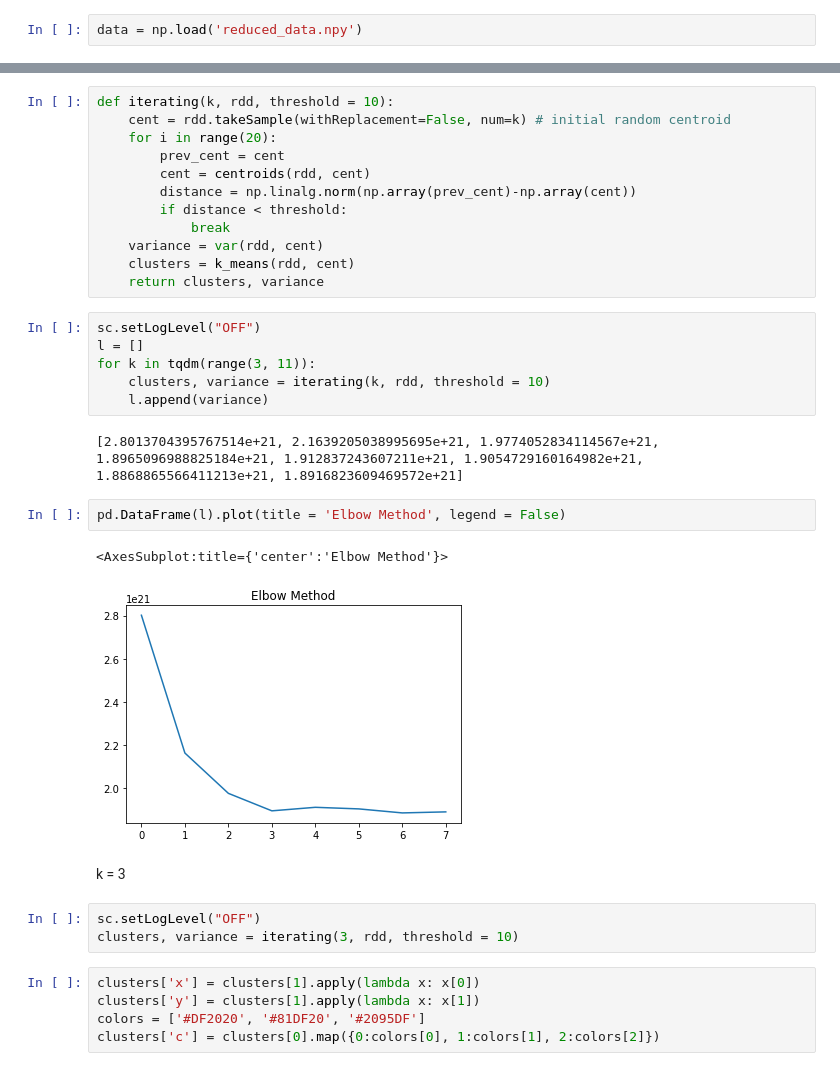
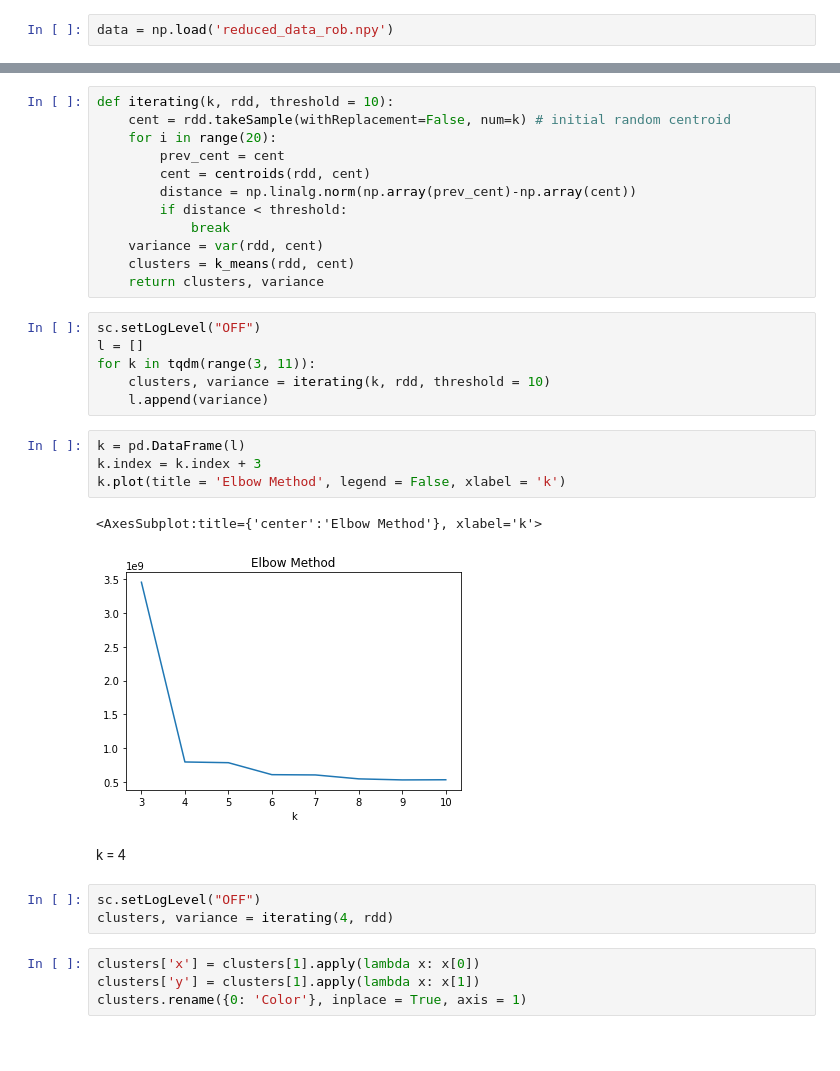
Before and after one commit to gianaguico/ADM_HW4_Group33, a Jupyter notebook: TentativoMapReduce.ipynb, the cells around one changed output, grey strips where cells are left out. Cells and saved outputs as stored; diff of their text form; blank space fills up the shorter version.

```diff
--- a/TentativoMapReduce.ipynb
+++ b/TentativoMapReduce.ipynb
@@ -9,7 +9,7 @@ import matplotlib.pyplot as plt
 import warnings
 warnings.filterwarnings("ignore")
 # %%
-data = np.load('reduced_data.npy')
+data = np.load('reduced_data_rob.npy')
 # %%
 conf = SparkConf().setAppName("Prova").setMaster("local")
 sc = SparkContext(conf=conf)
@@ -69,21 +65,20 @@ l = []
 for k in tqdm(range(3, 11)):
     clusters, variance = iterating(k, rdd, threshold = 10)
     l.append(variance)
-# %% [output]
-[2.8013704395767514e+21, 2.1639205038995695e+21, 1.9774052834114567e+21, 1.8965096988825184e+21, 1.912837243607211e+21, 1.9054729160164982e+21, 1.8868865566411213e+21, 1.8916823609469572e+21]
 # %%
-pd.DataFrame(l).plot(title = 'Elbow Method', legend = False)
+k = pd.DataFrame(l)
+k.index = k.index + 3
+k.plot(title = 'Elbow Method', legend = False, xlabel = 'k')
 # %% [output]
-<AxesSubplot:title={'center':'Elbow Method'}>
+<AxesSubplot:title={'center':'Elbow Method'}, xlabel='k'>
-[figure, old version]
+[figure, new version]
 # %% [markdown]
-k = 3
+k = 4
 # %%
 sc.setLogLevel("OFF")
-clusters, variance = iterating(3, rdd, threshold = 10)
+clusters, variance = iterating(4, rdd)
 # %%
 clusters['x'] = clusters[1].apply(lambda x: x[0])
 clusters['y'] = clusters[1].apply(lambda x: x[1])
-colors = ['#DF2020', '#81DF20', '#2095DF']
-clusters['c'] = clusters[0].map({0:colors[0], 1:colors[1], 2:colors[2]})
+clusters.rename({0: 'Color'}, inplace = True, axis = 1)
 # %%
```
Also changed, not shown: parts of 5 cells of this notebook.
